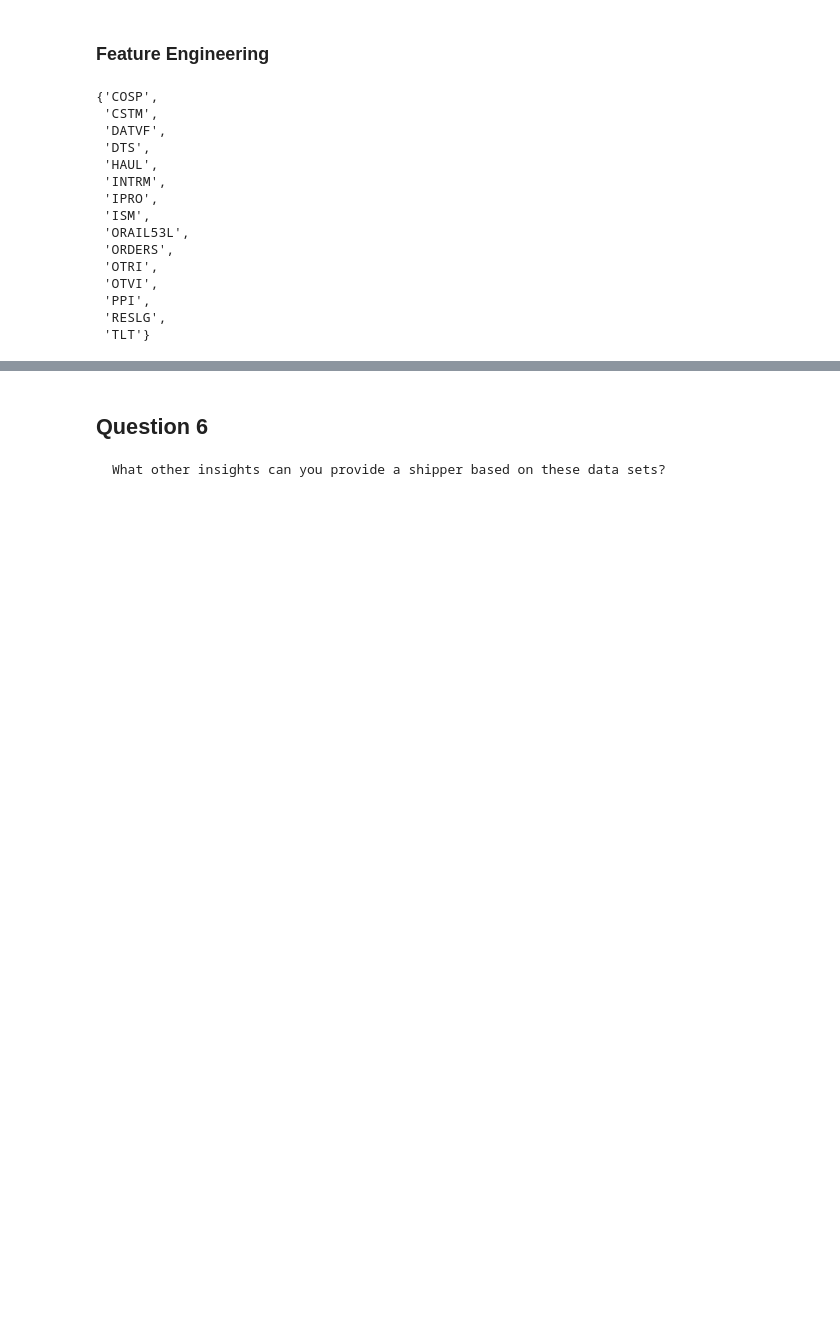
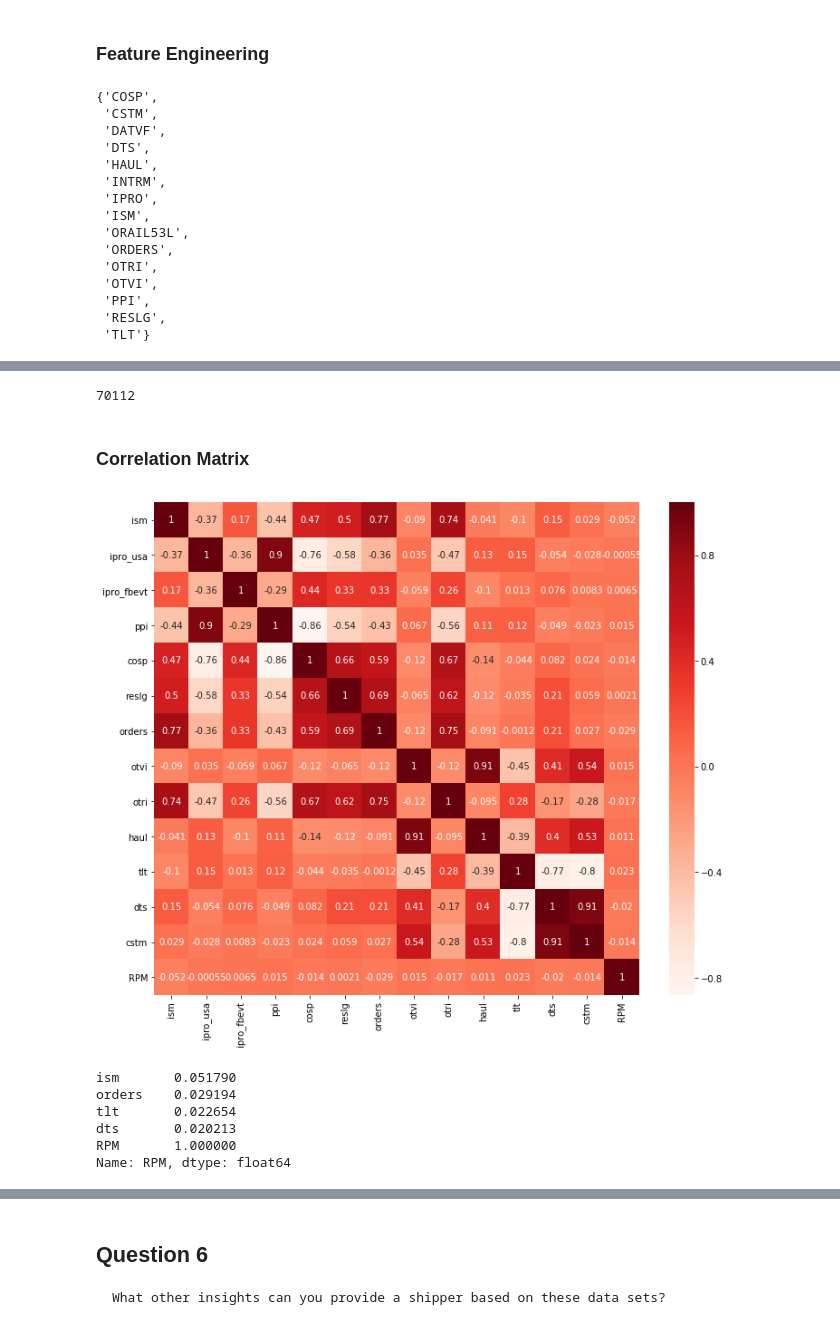
Before and after one commit to cmarshall1999/Loyola-Supply-Chain-Competition, a Jupyter notebook: Loyola-Supply-Chain-Analysis.ipynb, the cells around one changed output, grey strips where cells are left out. Saved outputs shown, nothing was run; the diff lists cells and outputs as text; code cells hidden in the pictures; blank space fills up the shorter version.

```diff
--- a/Loyola-Supply-Chain-Analysis.ipynb
+++ b/Loyola-Supply-Chain-Analysis.ipynb
@@ -1488,0 +1449,34 @@ KeyboardInterrupt:
+# %%
+def the_new_lane_function(lane:str, time: pd.Timestamp, days_back:int) -> list:
+    lane = ltc[lane]
+    if lane == np.nan:
+        return [np.nan, np.nan, np.nan]
+
+    cur = time
+    days_back += 1
+    datv = np.nan
+    orai = np.nan
+    intr = np.nan
+
+    for i in range(days_back):
+        if (lane, cur) in datvf_to_val:
+            datv = datvf_to_val[(lane, cur)]
+            break
+        cur = time - pd.Timedelta(days=i)
+    cur = time
+
+    for i in range(days_back):
+        if (lane, cur) in orail53l_to_val:
+            orai = orail53l_to_val[(lane, cur)]
+            break
+        cur = time - pd.Timedelta(days=i)
+    cur = time
+
+    for i in range(days_back):
+        if (lane, cur) in intrm_to_val:
+            intr = intrm_to_val[(lane, cur)]
+            break
+        cur = time - pd.Timedelta(days=i)
+    cur = time
+
+    return [datv, orai, intr]
@@ -1488,0 +1562,2 @@ KeyboardInterrupt:
+# %%
+pred_df=pd.DataFrame(pred_df(Q5),columns=['ism','ipro_usa','ipro_fbevt','ppi','cosp','reslg','orders','otvi','otri','haul','tlt','dts','cstm','datvf','orail53l','intrm','RPM'])
@@ -1488,0 +1596,2 @@ KeyboardInterrupt:
+# %%
+df=pred_df.dropna()
@@ -1488,0 +1647,26 @@ KeyboardInterrupt:
+# %%
+len(df)
+# %% [output]
+70112
+# %% [markdown]
+### Correlation Matrix
+# %%
+#Using Pearson Correlation
+fig21=plt.figure(figsize=(12,10))
+cor = df.corr()
+sns.heatmap(cor, annot=True, cmap=plt.cm.Reds)
+plt.show()
+# %% [output]
+[figure, added]
+# %%
+cor_target = abs(cor['RPM'])
+#Selecting highly correlated features
+relevant_features = cor_target[cor_target>0.02]
+relevant_features
+# %% [output]
+ism       0.051790
+orders    0.029194
+tlt       0.022654
+dts       0.020213
+RPM       1.000000
+Name: RPM, dtype: float64
```
Also changed, not shown: parts of 49 cells of this notebook.
